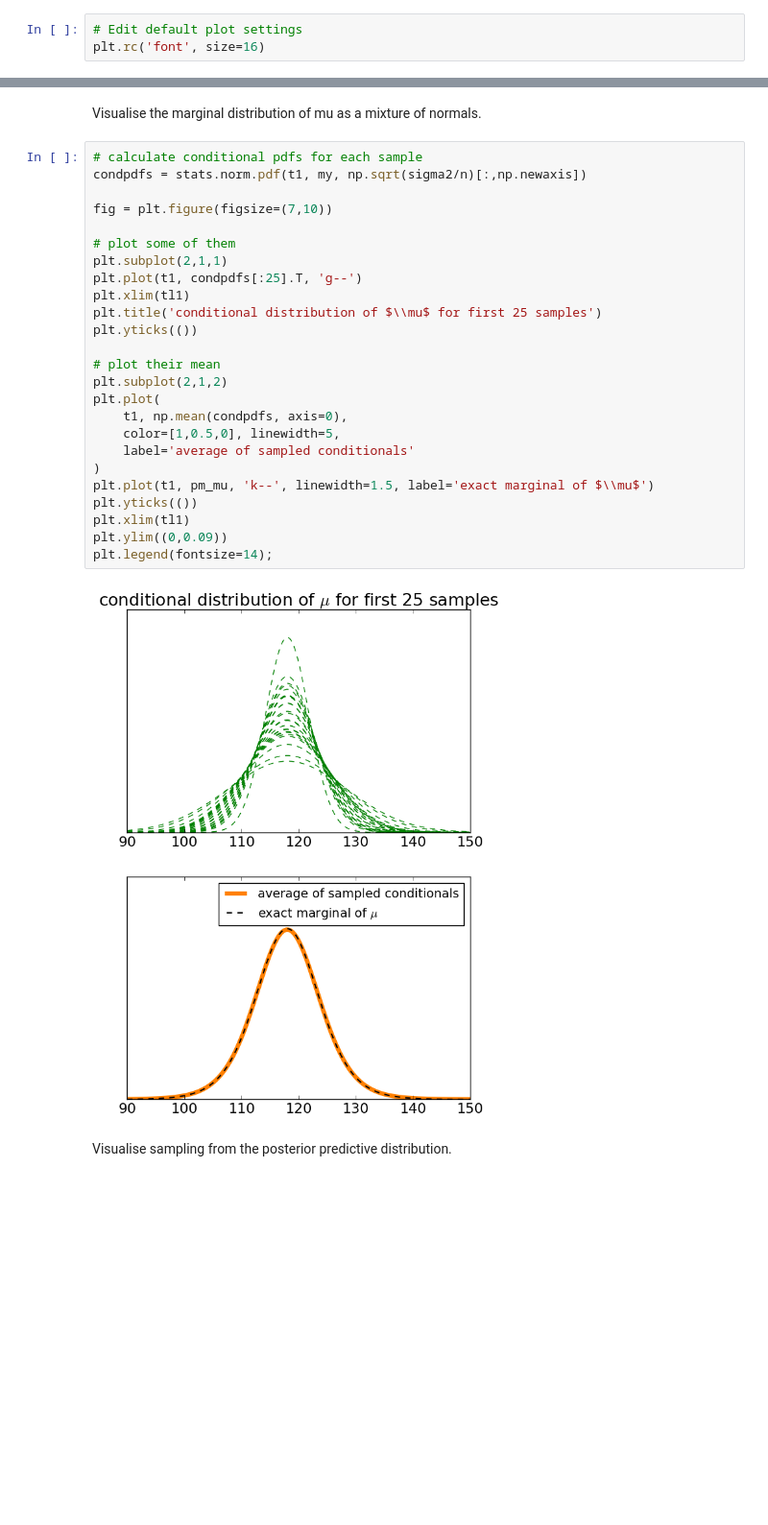
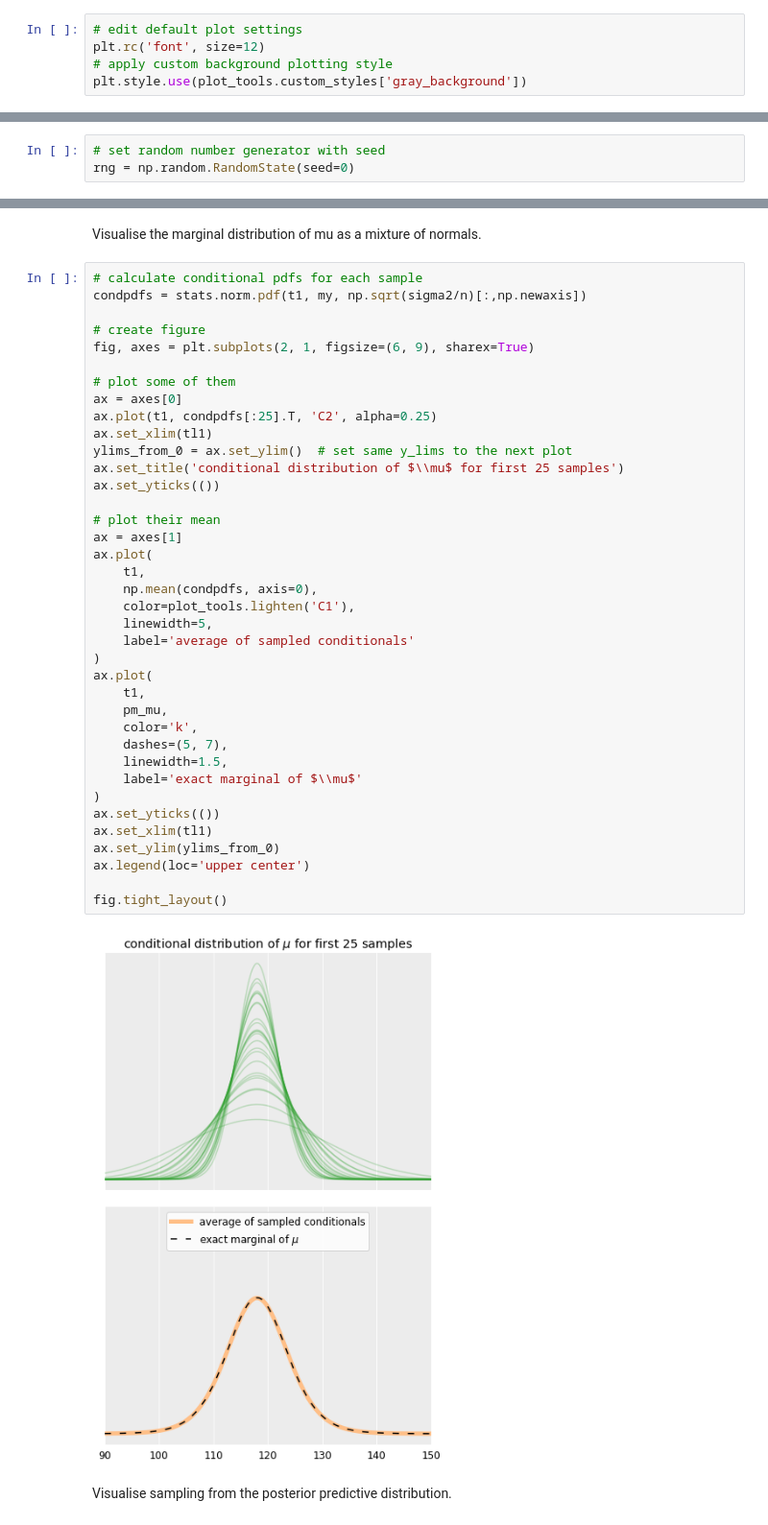
Before and after one commit to avehtari/BDA_py_demos, a Jupyter notebook: demos_ch3/demo3_1-4.ipynb, the cells around one changed output, grey strips where cells are left out. Shown: that part at 96% size. Saved outputs shown, nothing was run; the diff lists cells and outputs as text; blank space fills up the shorter version.

```diff
--- a/demos_ch3/demo3_1-4.ipynb
+++ b/demos_ch3/demo3_1-4.ipynb
@@ -24,6 +27,8 @@ import sinvchi2
 # %%
-# Edit default plot settings
-plt.rc('font', size=16)
+# edit default plot settings
+plt.rc('font', size=12)
+# apply custom background plotting style
+plt.style.use(plot_tools.custom_styles['gray_background'])
 # %%
 # data
 y = np.array([93, 112, 122, 135, 122, 150, 118, 90, 124, 114])
@@ -33,2 +38,5 @@ s2 = np.var(y, ddof=1)  # Here ddof=1 is used to get the sample estimate.
 my = np.mean(y)
+# %%
+# set random number generator with seed
+rng = np.random.RandomState(seed=0)
 # %%
@@ -190,30 +250,43 @@ Visualise the marginal distribution of mu as a mixture of normals.
 # %%
 # calculate conditional pdfs for each sample
 condpdfs = stats.norm.pdf(t1, my, np.sqrt(sigma2/n)[:,np.newaxis])
 
-fig = plt.figure(figsize=(7,10))
+# create figure
+fig, axes = plt.subplots(2, 1, figsize=(6, 9), sharex=True)
 
 # plot some of them
-plt.subplot(2,1,1)
-plt.plot(t1, condpdfs[:25].T, 'g--')
-plt.xlim(tl1)
-plt.title('conditional distribution of $\\mu$ for first 25 samples')
-plt.yticks(())
+ax = axes[0]
+ax.plot(t1, condpdfs[:25].T, 'C2', alpha=0.25)
+ax.set_xlim(tl1)
+ylims_from_0 = ax.set_ylim()  # set same y_lims to the next plot
+ax.set_title('conditional distribution of $\\mu$ for first 25 samples')
+ax.set_yticks(())
 
 # plot their mean
-plt.subplot(2,1,2)
-plt.plot(
-    t1, np.mean(condpdfs, axis=0),
-    color=[1,0.5,0], linewidth=5,
+ax = axes[1]
+ax.plot(
+    t1,
+    np.mean(condpdfs, axis=0),
+    color=plot_tools.lighten('C1'),
+    linewidth=5,
     label='average of sampled conditionals'
 )
-plt.plot(t1, pm_mu, 'k--', linewidth=1.5, label='exact marginal of $\\mu$')
-plt.yticks(())
-plt.xlim(tl1)
-plt.ylim((0,0.09))
-plt.legend(fontsize=14);
+ax.plot(
+    t1,
+    pm_mu,
+    color='k',
+    dashes=(5, 7),
+    linewidth=1.5,
+    label='exact marginal of $\\mu$'
+)
+ax.set_yticks(())
+ax.set_xlim(tl1)
+ax.set_ylim(ylims_from_0)
+ax.legend(loc='upper center')
+
+fig.tight_layout()
 # %% [output]
-[figure, old version]
+[figure, new version]
 # %% [markdown]
 Visualise sampling from the posterior predictive distribution.
 # %%
```
Also changed, not shown: parts of 10 cells of this notebook.
